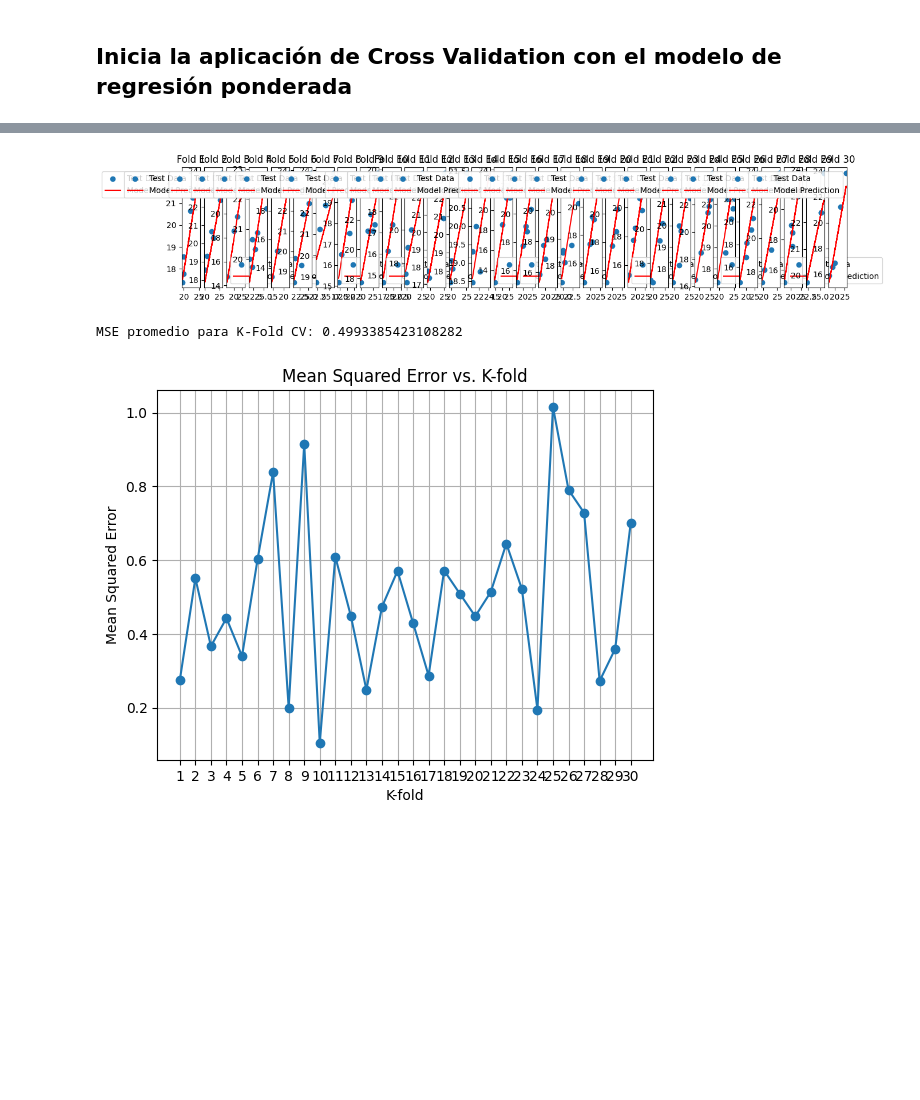
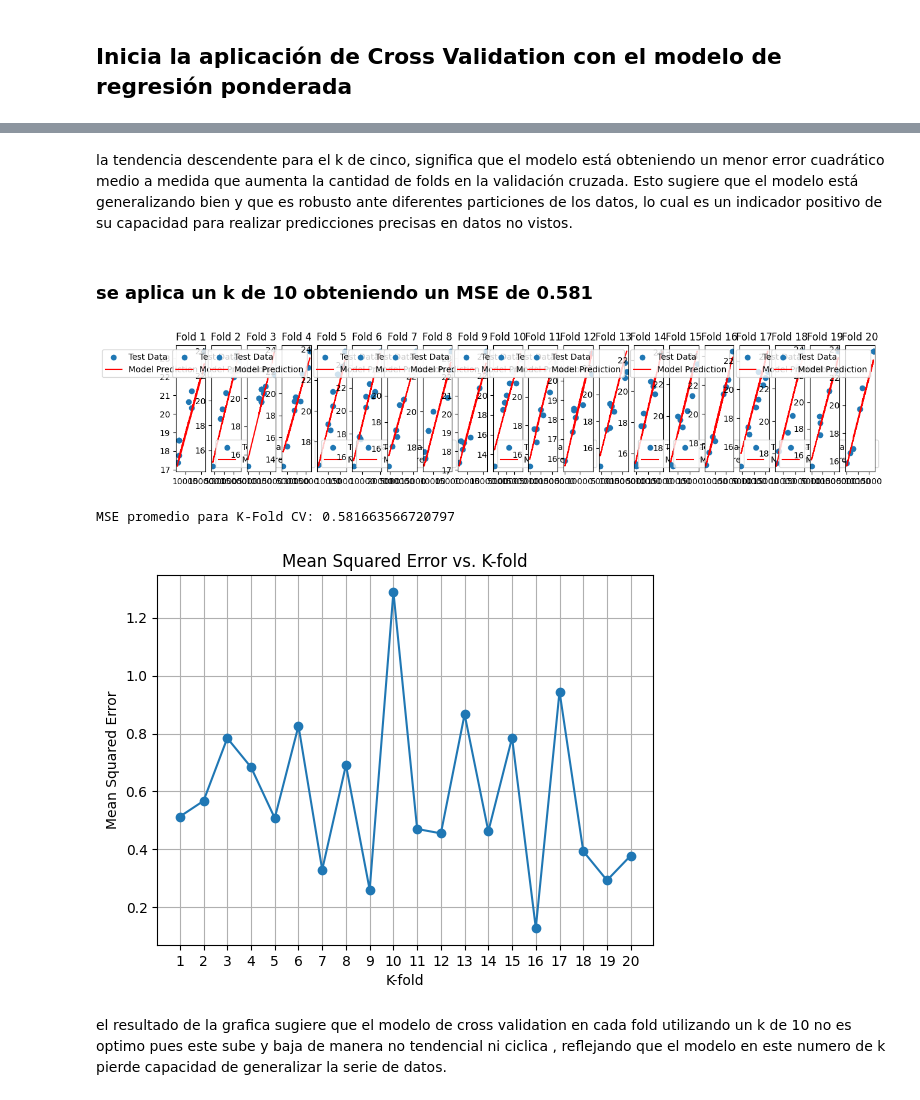
Before and after one commit to pau1ag/caso1, a Jupyter notebook: cross.ipynb, the cells around one changed output, grey strips where cells are left out. Cells and saved outputs as stored; diff of their text form; code cells hidden in the pictures; blank space fills up the shorter version.

```diff
--- a/cross.ipynb
+++ b/cross.ipynb
@@ -194,13 +211,13 @@ See the caveats in the documentation: https://pandas.pydata.org/pandas-docs/stab
 # %%
 # Definir las variables independientes y la variable dependiente
-X = df_no_outliers[['listing_price_cbrt']]
+X = df_no_outliers[['listing_price', 'category', 'reviews']]
 y = df_no_outliers['sale_price_cbrt']
 
 # Añadir una constante al conjunto de datos para ajustar el intercepto
 X = sm.add_constant(X)
 
 # Crear un modelo de regresión ponderada
-modelo = sm.WLS(y, X, weights=1/df_no_outliers['sale_price_cbrt']**5)
+modelo = sm.WLS(y, X, weights=1/df_no_outliers['sale_price_cbrt']**2)
 
 # Ajustar el modelo a los datos
 resultados = modelo.fit()
@@ -235,7 +262,7 @@ from sklearn.model_selection import KFold
 
 # Método 1: K-Fold Cross-Validation
 
-k = 10 # Número de pliegues
+k = 5 # Número de pliegues
 kf = KFold(n_splits=k, shuffle=True, random_state=0)
 
 # Lista para almacenar los MSE de cada pliegue
@@ -264,8 +291,8 @@ for train_idx, test_idx in kf.split(X):
 
     # Visualizar el ajuste del modelo para cada pliegue
     plt.subplot(2, k, fold)
-    plt.scatter(X_test['listing_price_cbrt'], y_test, label='Test Data')
-    plt.plot(X_test['listing_price_cbrt'], y_pred, label='Model Prediction', color='red')
+    plt.scatter(X_test['listing_price'], y_test, label='Test Data')
+    plt.plot(X_test['listing_price'], y_pred, label='Model Prediction', color='red')
     plt.title(f'Fold {fold}')
     plt.legend()
     fold += 1
@@ -282,4 +309,14 @@ plt.show()
 # Mostrar el MSE promedio para los pliegues
 print(f"MSE promedio para K-Fold CV: {mean_mse}")
 print(mse_scores)
+
+# Ahora vamos a graficar MSE versus K
+plt.figure()
+plt.plot(range(1, k+1), mse_scores, marker='o', linestyle='-')
+plt.title('Mean Squared Error vs. K-fold')
+plt.xlabel('K-fold')
+plt.ylabel('Mean Squared Error')
+plt.xticks(range(1, k+1))
+plt.grid(True)
+plt.show()
 # %% [output]
@@ -289,6 +327,10 @@ MSE promedio para K-Fold CV: 0.5046557690941698
+# %% [markdown]
+ la tendencia descendente para el  k de cinco, significa que el modelo está obteniendo un menor error cuadrático medio a medida que aumenta la cantidad de folds en la validación cruzada. Esto sugiere que el modelo está generalizando bien y que es robusto ante diferentes particiones de los datos, lo cual es un indicador positivo de su capacidad para realizar predicciones precisas en datos no vistos.
+# %% [markdown]
+<h3>se aplica un k de 10  obteniendo un MSE  de 0.581</h3>
 # %%
 
-k = 30 # Número de pliegues
+k = 20 # Número de pliegues
 kf = KFold(n_splits=k, shuffle=True, random_state=0)
 
 # Lista para almacenar los MSE de cada pliegue
@@ -316,35 +358,37 @@ for train_idx, test_idx in kf.split(X):
     mse_scores.append(mse)
 
     # Visualizar el ajuste del modelo para cada pliegue
     plt.subplot(2, k, fold)
-    plt.scatter(X_test['listing_price_cbrt'], y_test, label='Test Data')
-    plt.plot(X_test['listing_price_cbrt'], y_pred, label='Model Prediction', color='red')
+    plt.scatter(X_test['listing_price'], y_test, label='Test Data')
+    plt.plot(X_test['listing_price'], y_pred, label='Model Prediction', color='red')
     plt.title(f'Fold {fold}')
     plt.legend()
     fold += 1
 
 # Calcular el MSE promedio para los pliegues
 mean_mse = np.mean(mse_scores)
 
 # Ajustar los espacios entre las gráficas para que se vean mejor
 plt.tight_layout()
 
 # Mostrar los resultados de la validación cruzada
 plt.show()
 
 # Mostrar el MSE promedio para los pliegues
 print(f"MSE promedio para K-Fold CV: {mean_mse}")
 
 # Ahora vamos a graficar MSE versus K
 plt.figure()
 plt.plot(range(1, k+1), mse_scores, marker='o', linestyle='-')
 plt.title('Mean Squared Error vs. K-fold')
 plt.xlabel('K-fold')
 plt.ylabel('Mean Squared Error')
 plt.xticks(range(1, k+1))
 plt.grid(True)
 plt.show()
 # %% [output]
-[figure, old version]
+[figure, new version]
-MSE promedio para K-Fold CV: 0.4993385423108282
+MSE promedio para K-Fold CV: 0.581663566720797
-[figure, old version]
+[figure, new version]
+# %% [markdown]
+el resultado de la grafica sugiere que el modelo de cross validation en cada fold utilizando un k de 10 no es optimo pues este sube y baja de manera no tendencial ni ciclica , reflejando que el modelo en este numero de k pierde capacidad de generalizar la serie de datos.
```
Also changed, not shown: parts of 13 cells of this notebook.
